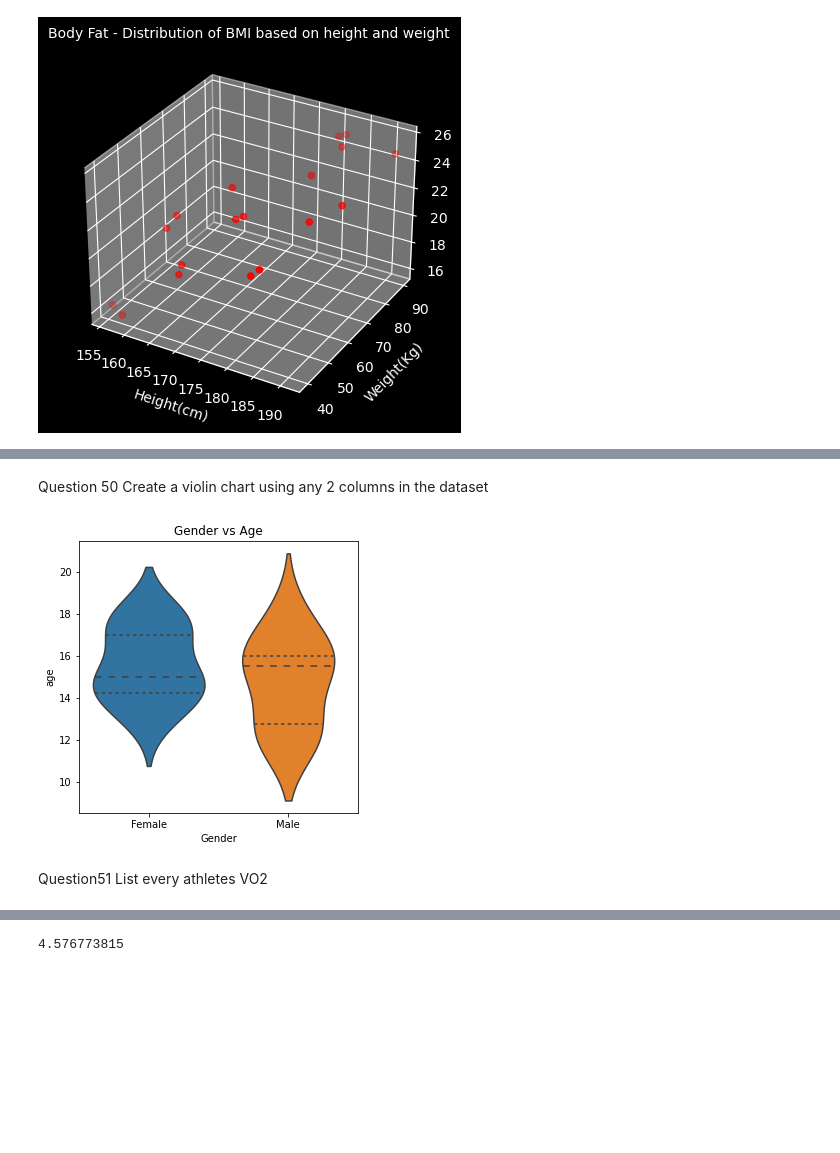
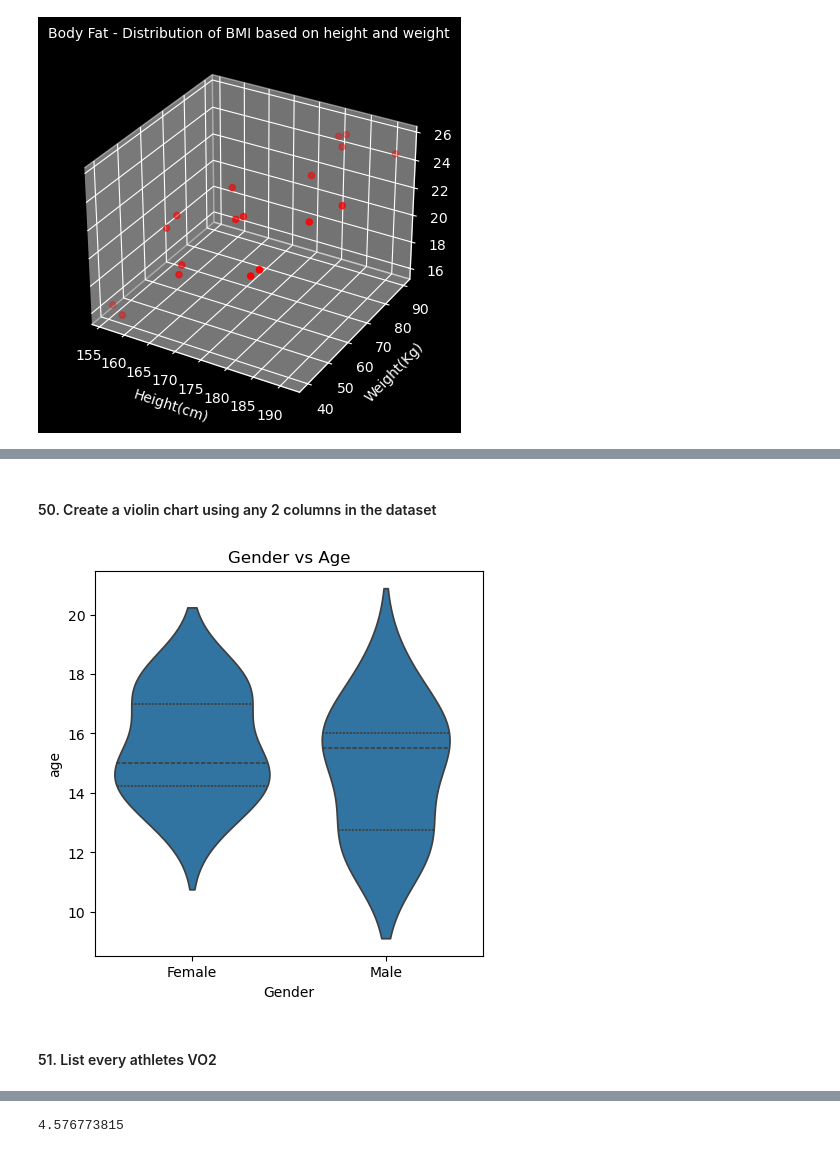
Before and after one commit to anuvarsha2642/3_Code_Rangers_PythonHackathon_Aug24, a Jupyter notebook: 3_CodeRangers_PythonHackathon_Aug24.ipynb, the cells around one changed output, grey strips where cells are left out. Drawn from its saved outputs; the diff is of its cells as text; code cells hidden in the pictures; blank space fills up the shorter version.

```diff
--- a/3_CodeRangers_PythonHackathon_Aug24.ipynb
+++ b/3_CodeRangers_PythonHackathon_Aug24.ipynb
@@ -556,7 +576,7 @@ print(f"On average, each participant's warm-up time was {avg_wp_time:.2f} minute
 # %%
-df_RR = df_data.copy()
+#df_RR = df_data.copy()
 #calculated differences of RR_intervals
-df_RR["HRV"]= df_RR.groupby("ID")["RR"].diff()
+#df_RR["HRV"]= df_RR.groupby("ID")["RR"].diff()
 # Calculated HRV as standard deviation of RR_interval diffrences and updated to the athelete dataframe.
-df_Athletes = pd.merge(df_Athletes,df_RR.groupby("ID")["HRV"].std(), on="ID")
+#df_Athletes = pd.merge(df_Athletes,df_RR.groupby("ID")["HRV"].std(), on="ID")
 # %%
@@ -591,0 +719,8 @@ print("Length of the list:", len(athlete_names))
+# %%
+#calculate maximum power between P_vt1 and Pvt2
+df_Athletes['max_power']= df_Athletes[ [ 'P_vt1','P_vt2'] ].max(axis=1)
+# Athletic who has maximum power
+max_wattage=df_Athletes ['max_power'].max()
+max_power_athlete= df_Athletes [ df_Athletes['max_power']== max_wattage]
+# display details of Athletes
+print(max_power_athlete[['Last Name','sport','max_power']])
@@ -591,0 +730,3 @@ print("Length of the list:", len(athlete_names))
+# %%
+#dropping max_power column created
+df_Athletes=df_Athletes.drop("max_power",axis=1)
@@ -591,0 +877,11 @@ print("Length of the list:", len(athlete_names))
+# %%
+#print Athletes_d7
+Athletes_d7=df_Athletes['sport']
+
+#using cat.code convert data into numbers
+Athletes_d1= Athletes_d7.astype('category')
+df_Athletes['Sport_Codes']= Athletes_d1.cat.codes
+
+#join both data frames
+result=pd.concat([Athletes_d1, df_Athletes['Sport_Codes']], axis=1)
+print(result)
@@ -622,16 +947,17 @@ Name: 19582, dtype: float64
 # %%
 df_Fencing.drop(columns=['IBI'], inplace=True)
 # %% [markdown]
-Question 50 Create a violin chart using any 2 columns in the dataset
+#### 50. Create a violin chart using any 2 columns in the dataset
 # %%
 plt.figure(figsize=(5,5))
-ax=sns.violinplot(x ='Gender',y='age', data = df_Athletes,split=True,inner='quartile')
+ax=sns.violinplot(x ='Gender',y='age', data = df_Athletes,inner='quartile')
 plt.title('Gender vs Age')
+
 plt.show()
 # %% [output]
-[figure, old version]
+[figure, new version]
 # %% [markdown]
-Question51 List every athletes VO2
+#### 51. List every athletes VO2
 # %%
 df_Sum_VO2=df_data.groupby('ID')['VO2'].sum().reset_index()
 
```
Also changed, not shown: parts of 180 cells of this notebook, 3 other files.
